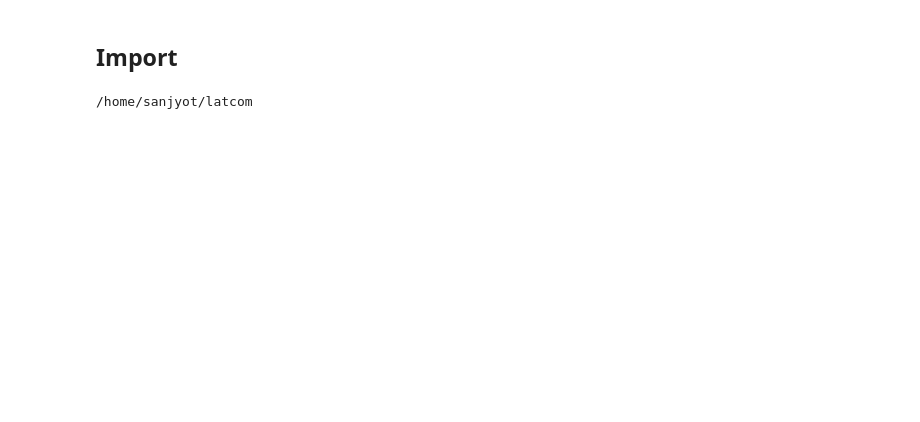
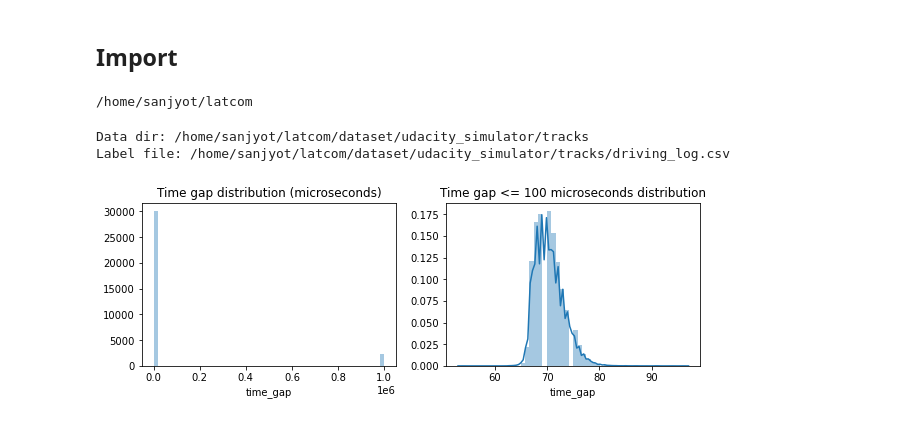
Before and after one commit to sanjyotUM/latcom, a Jupyter notebook: notebooks/label_shift.ipynb, the cells around one changed output. Saved outputs shown, nothing was run; the diff lists cells and outputs as text; code cells hidden in the pictures; blank space fills up the shorter version.

```diff
--- a/notebooks/label_shift.ipynb
+++ b/notebooks/label_shift.ipynb
@@ -5,6 +5,10 @@ from pathlib import Path
 from datetime import datetime, timedelta
 
 import pandas as pd
+import seaborn as sns
+import matplotlib.pyplot as plt
+sns.set_style('darkgrid')
+%matplotlib widget
 # %%
 cd /home/sanjyot/latcom
 # %% [output]
@@ -17,6 +21,10 @@ from preprocess import truncate_filenames, extract_datetime
 # %%
 data_dir = Path('.').resolve() / 'dataset' / 'udacity_simulator' / 'tracks'
 label_path = data_dir / 'driving_log.csv'
+print(f'Data dir: {data_dir}\nLabel file: {label_path}')
+# %% [output]
+Data dir: /home/sanjyot/latcom/dataset/udacity_simulator/tracks
+Label file: /home/sanjyot/latcom/dataset/udacity_simulator/tracks/driving_log.csv
 # %%
 lbl = (
     pd.read_csv(
@@ -28 +43,11 @@ lbl = (
 )
+# %%
+%matplotlib inline
+fig, ax = plt.subplots(1, 2, figsize=(10, 3))
+sns.distplot(lbl['time_gap'], kde=False, ax=ax[0])
+sns.distplot(lbl[lbl['time_gap'] <= 100]['time_gap'], kde=True, ax=ax[1])
+ax[0].set_title('Time gap distribution (microseconds)')
+ax[1].set_title('Time gap <= 100 microseconds distribution')
+plt.show()
+# %% [output]
+[figure, added]
```
Also changed, not shown: parts of 11 cells of this notebook.
